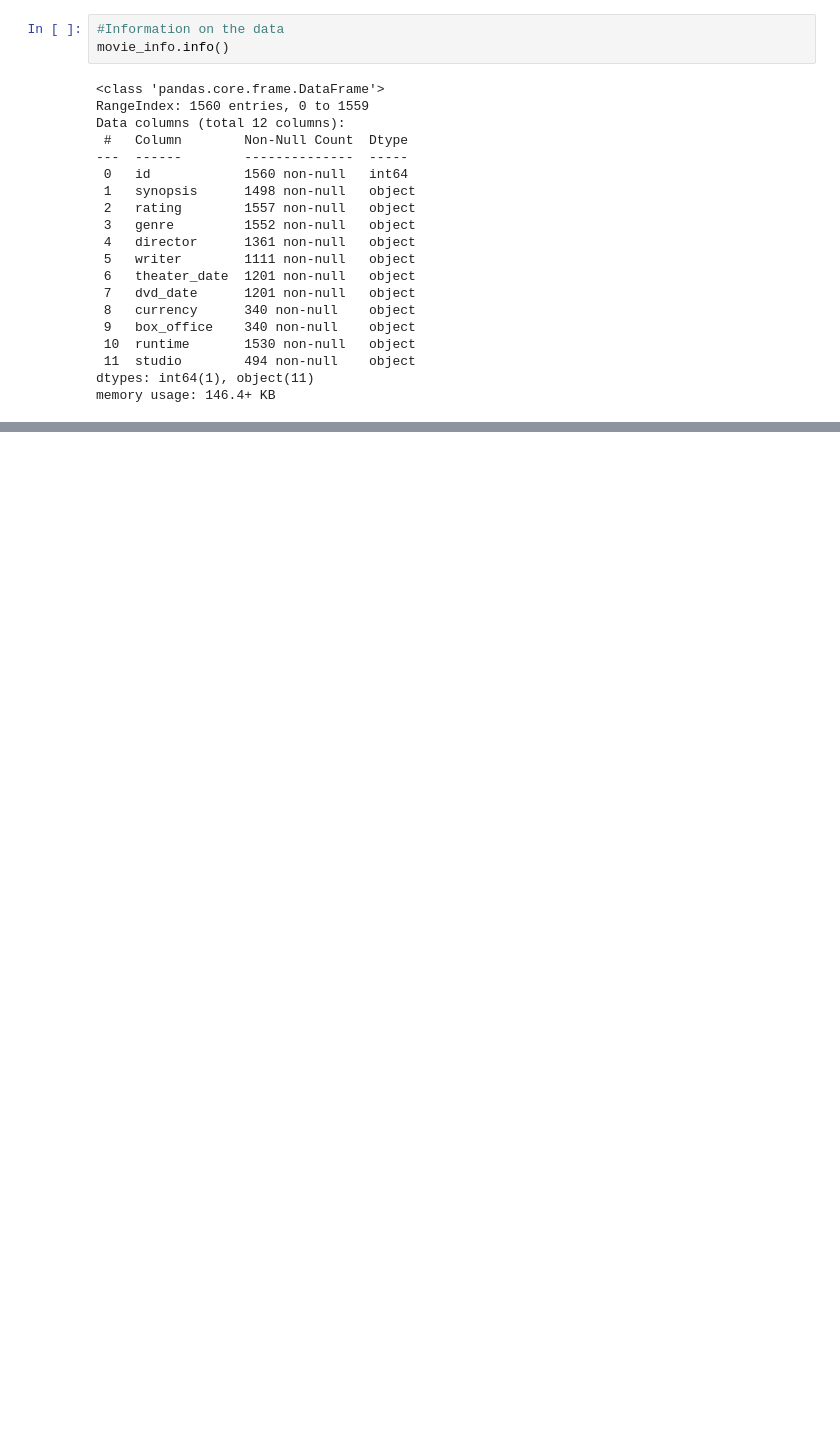
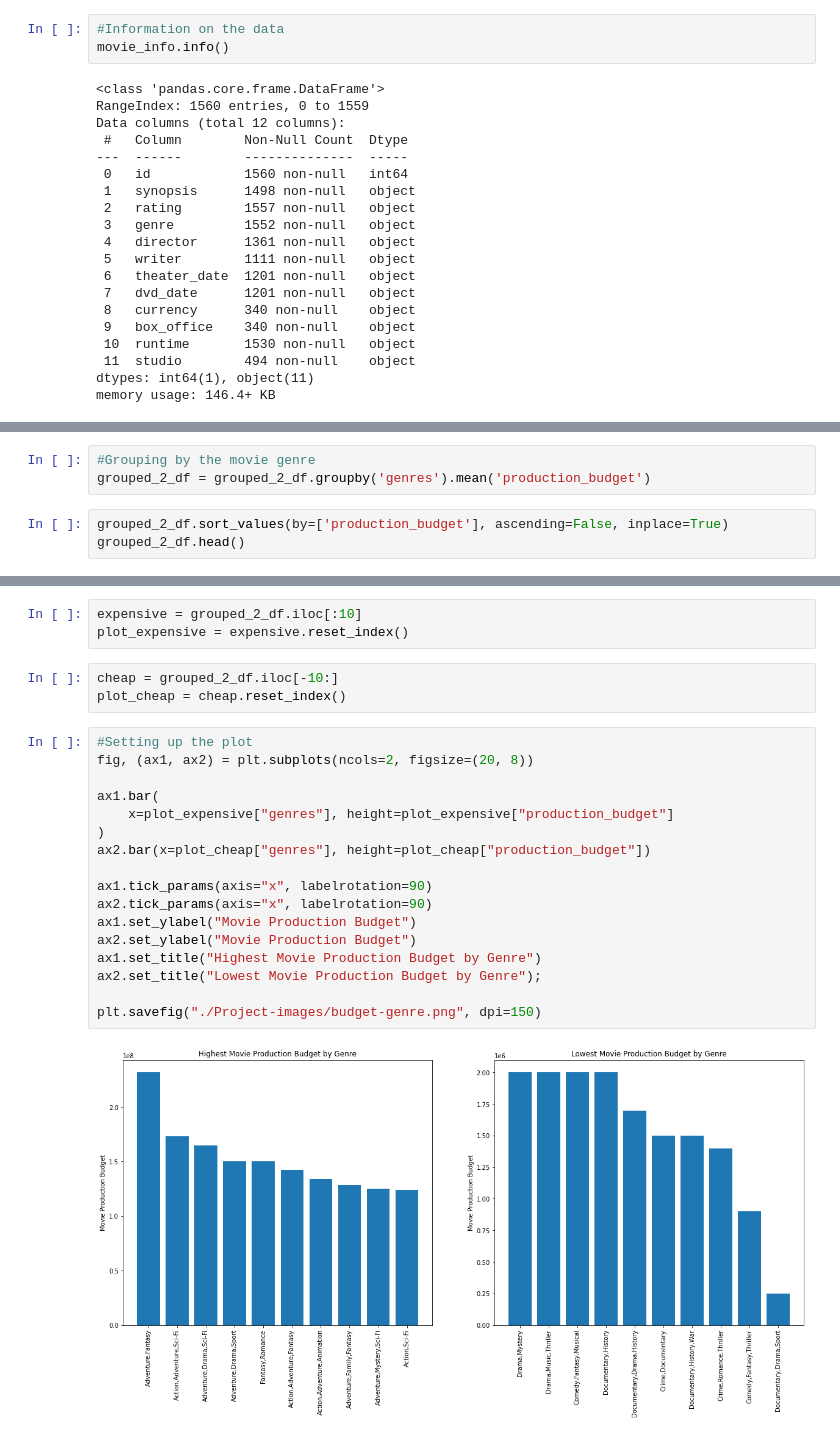
Before and after one commit to Cngabu/dsc-phase-1-project, a Jupyter notebook: student.ipynb, the cells around one changed output, grey strips where cells are left out. Cells and saved outputs as stored; diff of their text form; blank space fills up the shorter version.

```diff
--- a/student.ipynb
+++ b/student.ipynb
@@ -439,0 +1071,6 @@ __Do the data types line up with what we expect? Are there any missing values?__
+# %%
+#Grouping by the movie genre
+grouped_2_df = grouped_2_df.groupby('genres').mean('production_budget')
+# %%
+grouped_2_df.sort_values(by=['production_budget'], ascending=False, inplace=True)
+grouped_2_df.head()
@@ -439,0 +1085,25 @@ __Do the data types line up with what we expect? Are there any missing values?__
+# %%
+expensive = grouped_2_df.iloc[:10]
+plot_expensive = expensive.reset_index()
+# %%
+cheap = grouped_2_df.iloc[-10:]
+plot_cheap = cheap.reset_index()
+# %%
+#Setting up the plot
+fig, (ax1, ax2) = plt.subplots(ncols=2, figsize=(20, 8))
+
+ax1.bar(
+    x=plot_expensive["genres"], height=plot_expensive["production_budget"]
+)
+ax2.bar(x=plot_cheap["genres"], height=plot_cheap["production_budget"])
+
+ax1.tick_params(axis="x", labelrotation=90)
+ax2.tick_params(axis="x", labelrotation=90)
+ax1.set_ylabel("Movie Production Budget")
+ax2.set_ylabel("Movie Production Budget")
+ax1.set_title("Highest Movie Production Budget by Genre")
+ax2.set_title("Lowest Movie Production Budget by Genre");
+
+plt.savefig("./Project-images/budget-genre.png", dpi=150)
+# %% [output]
+[figure, added]
```
Also changed, not shown: parts of 145 cells of this notebook, 7 other files.
